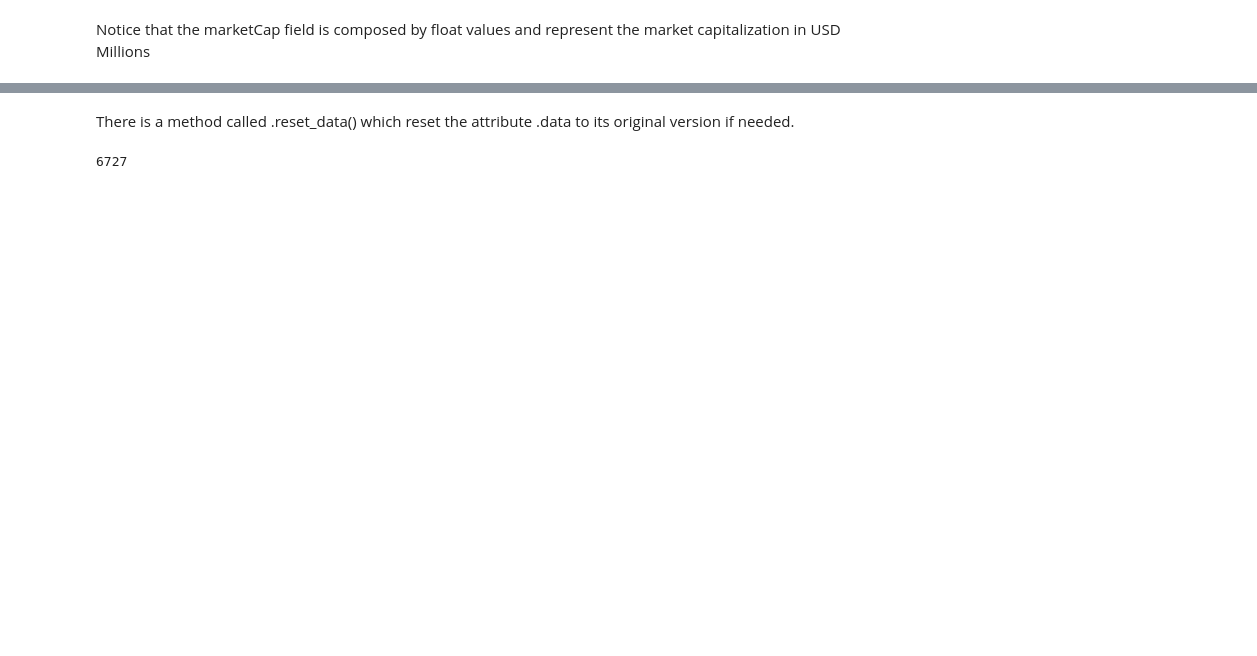
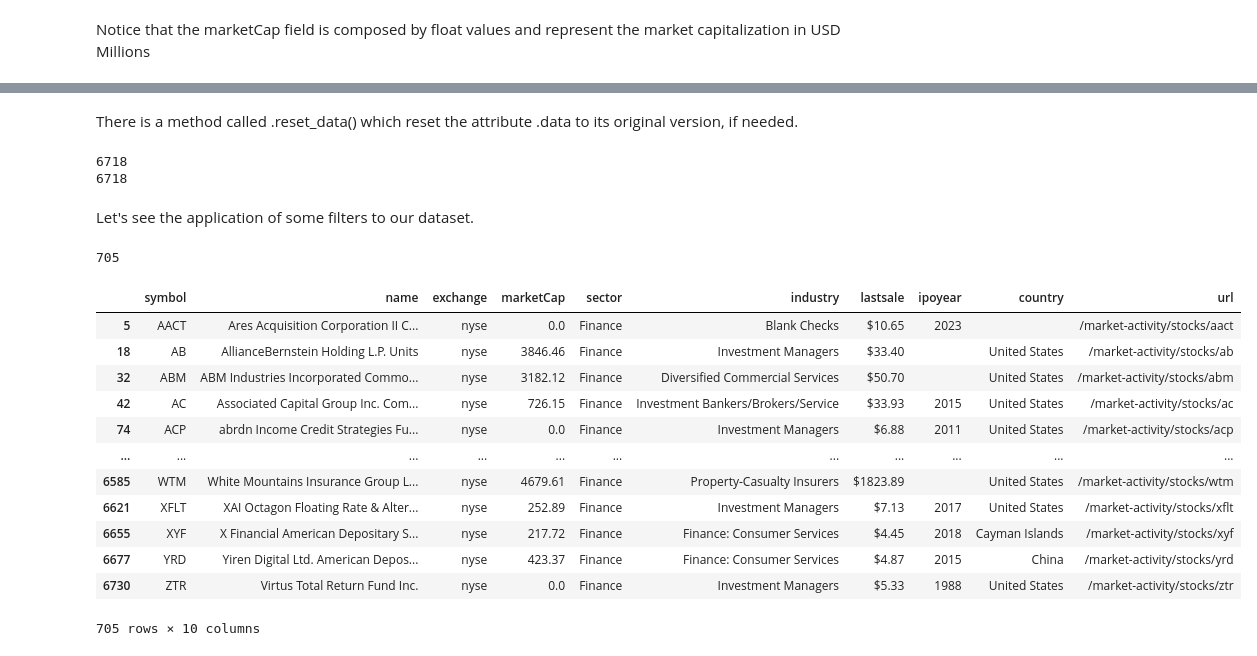
Before and after one commit to CharlieNestor/download_tickers, a Jupyter notebook: tickers_jupyter.ipynb, the cells around one changed output, grey strips where cells are left out. Cells and saved outputs as stored; diff of their text form; code cells hidden in the pictures; blank space fills up the shorter version.

```diff
--- a/tickers_jupyter.ipynb
+++ b/tickers_jupyter.ipynb
@@ -73,9 +99,30 @@ print(len(tickers.original_dataset))
 # %% [markdown]
-There is a method called .reset_data() which reset the attribute .data to its original version if needed.
+There is a method called .reset_data() which reset the attribute .data to its original version, if needed.
 # %%
 tickers.reset_data()
 print(len(tickers.data))
+print(len(tickers.original_dataset))
 # %% [output]
-6727
+6718
+6718
+# %% [markdown]
+Let's see the application of some filters to our dataset.
 # %%
 tickers.apply_filters(exchange='nyse', sectors='Finance')
+print(len(tickers.data))
+tickers.data
+# %% [output]
+705
+|  | symbol | name | exchange | marketCap | sector | industry | lastsale | ipoyear | country | url |
+| 5 | AACT | Ares Acquisition Corporation II C... | nyse | 0.0 | Finance | Blank Checks | $10.65 | 2023 |  | /market-activity/stocks/aact |
+| 18 | AB | AllianceBernstein Holding L.P. Units | nyse | 3846.46 | Finance | Investment Managers | $33.40 |  | United States | /market-activity/stocks/ab |
+| 32 | ABM | ABM Industries Incorporated Commo... | nyse | 3182.12 | Finance | Diversified Commercial Services | $50.70 |  | United States | /market-activity/stocks/abm |
+| 42 | AC | Associated Capital Group Inc. Com... | nyse | 726.15 | Finance | Investment Bankers/Brokers/Service | $33.93 | 2015 | United States | /market-activity/stocks/ac |
+| 74 | ACP | abrdn Income Credit Strategies Fu... | nyse | 0.0 | Finance | Investment Managers | $6.88 | 2011 | United States | /market-activity/stocks/acp |
+| ... | ... | ... | ... | ... | ... | ... | ... | ... | ... | ... |
+| 6585 | WTM | White Mountains Insurance Group L... | nyse | 4679.61 | Finance | Property-Casualty Insurers | $1823.89 |  | United States | /market-activity/stocks/wtm |
+| 6621 | XFLT | XAI Octagon Floating Rate & Alter... | nyse | 252.89 | Finance | Investment Managers | $7.13 | 2017 | United States | /market-activity/stocks/xflt |
+| 6655 | XYF | X Financial American Depositary S... | nyse | 217.72 | Finance | Finance: Consumer Services | $4.45 | 2018 | Cayman Islands | /market-activity/stocks/xyf |
+| 6677 | YRD | Yiren Digital Ltd. American Depos... | nyse | 423.37 | Finance | Finance: Consumer Services | $4.87 | 2015 | China | /market-activity/stocks/yrd |
+| 6730 | ZTR | Virtus Total Return Fund Inc. | nyse | 0.0 | Finance | Investment Managers | $5.33 | 1988 | United States | /market-activity/stocks/ztr |
+705 rows × 10 columns
```
Also changed, not shown: parts of 24 cells of this notebook.
